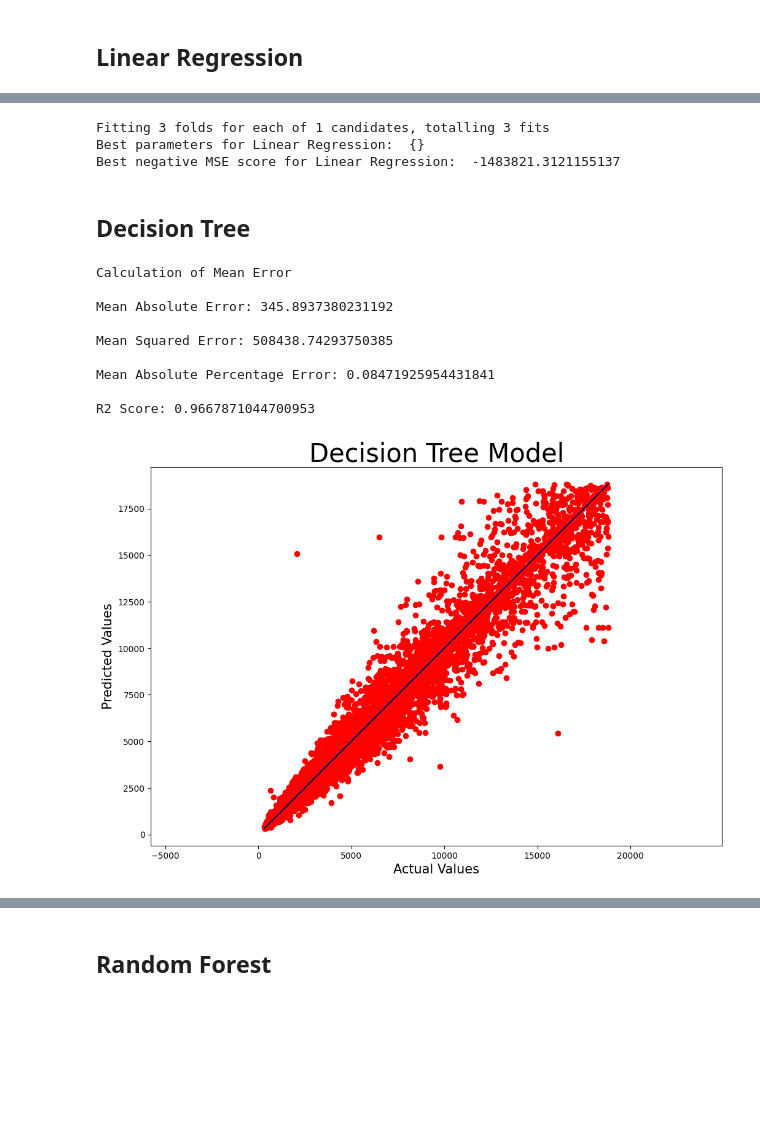
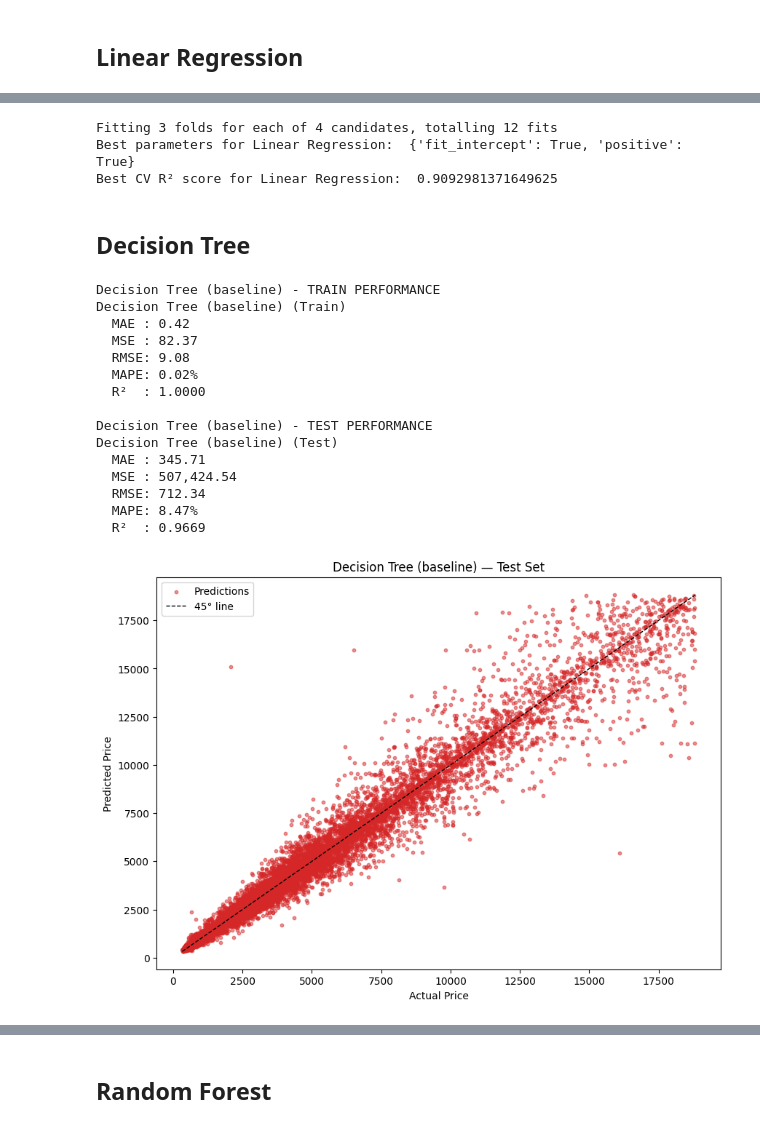
Before and after one commit to MeowMeow323/diamonds, a Jupyter notebook: diamonds.ipynb, the cells around one changed output, grey strips where cells are left out. Saved outputs shown, nothing was run; the diff lists cells and outputs as text; code cells hidden in the pictures; blank space fills up the shorter version.

```diff
--- a/diamonds.ipynb
+++ b/diamonds.ipynb
@@ -929,3 +909,26 @@ def evaluate_model(x_test=None, y_test=None, model=None, name='Linear Regression
+# %%
+def evaluate_model(x_train, y_train, x_test, y_test, model, name="Model", color="red"):
+    # Predictions
+    y_train_pred = model.predict(x_train)
+    y_test_pred  = model.predict(x_test)
+
+    print(f"\n{name} - TRAIN PERFORMANCE")
+    metric_scores(y_train, y_train_pred, name=f"{name} (Train)")
+
+    print(f"\n{name} - TEST PERFORMANCE")
+    metric_scores(y_test, y_test_pred, name=f"{name} (Test)")
+
+    # Scatter plot for test set
+    plt.figure(figsize=(10,7))
+    plt.scatter(y_test, y_test_pred, alpha=0.5, color=color, s=10, label="Predictions")
+    lo = min(y_test.min(), y_test_pred.min())
+    hi = max(y_test.max(), y_test_pred.max())
+    plt.plot([lo, hi], [lo, hi], "k--", lw=1, label="45° line")
+    plt.xlabel("Actual Price")
+    plt.ylabel("Predicted Price")
+    plt.title(f"{name} — Test Set")
+    plt.legend()
+    plt.show()
 # %% [markdown]
 ## Linear Regression
 # %%
@@ -946,13 +960,16 @@ R2 Score: 0.9180879559360252
 # %%
 # Define parameter grid for Linear Regression (no hyperparameters to tune, but can include for consistency)
-lr_param_grid = {}
+lr_param_grid = {
+    "fit_intercept": [True, False],
+    "positive": [True, False]
+}
 
 # Create GridSearchCV object for Linear Regression
 lr_grid_search = GridSearchCV(estimator=LinearRegression(),
                            param_grid=lr_param_grid,
                            cv=3,
                            n_jobs=-1,
-                           scoring='neg_mean_squared_error',
+                           scoring='r2',
                            verbose=2)
 
 # Fit the grid search to the data
@@ -960,28 +977,40 @@ lr_grid_search.fit(normalized_x_train, y_train)
 
 # Print the best parameters and the best score
 print("Best parameters for Linear Regression: ", lr_grid_search.best_params_)
-print("Best negative MSE score for Linear Regression: ", lr_grid_search.best_score_)
+print("Best CV R² score for Linear Regression: ", lr_grid_search.best_score_)
 
 # Get the best model
 best_lr_model = lr_grid_search.best_estimator_
 # %% [output]
-Fitting 3 folds for each of 1 candidates, totalling 3 fits
-Best parameters for Linear Regression:  {}
-Best negative MSE score for Linear Regression:  -1483821.3121155137
+Fitting 3 folds for each of 4 candidates, totalling 12 fits
+Best parameters for Linear Regression:  {'fit_intercept': True, 'positive': True}
+Best CV R² score for Linear Regression:  0.9092981371649625
 # %% [markdown]
 ## Decision Tree
 # %%
-DR = DecisionTreeRegressor(random_state=1)
-DR.fit(normalized_x_train, y_train)
-evaluate_model(x_test = normalized_x_test, y_test = y_test, model = DR, name='Decision Tree',color='red')
+Xtr_tree, Xte_tree = X_train, X_test
+dt_base = DecisionTreeRegressor(random_state=1)
+dt_base.fit(Xtr_tree, y_train)
+evaluate_model(
+    x_train=Xtr_tree, y_train=y_train,
+    x_test=Xte_tree,  y_test=y_test,
+    model=dt_base,
+    name="Decision Tree (baseline)", color="tab:red"
+)
 # %% [output]
-Calculation of Mean Error
+Decision Tree (baseline) - TRAIN PERFORMANCE
+Decision Tree (baseline) (Train)
+  MAE : 0.42
+  MSE : 82.37
+  RMSE: 9.08
+  MAPE: 0.02%
+  R²  : 1.0000
 
-Mean Absolute Error: 345.8937380231192
-
-Mean Squared Error: 508438.74293750385
-
-Mean Absolute Percentage Error: 0.08471925954431841
-
-R2 Score: 0.9667871044700953
+Decision Tree (baseline) - TEST PERFORMANCE
+Decision Tree (baseline) (Test)
+  MAE : 345.71
+  MSE : 507,424.54
+  RMSE: 712.34
+  MAPE: 8.47%
+  R²  : 0.9669
-[figure, old version]
+[figure, new version]
```
Also changed, not shown: parts of 26 cells of this notebook, 3 other files.
